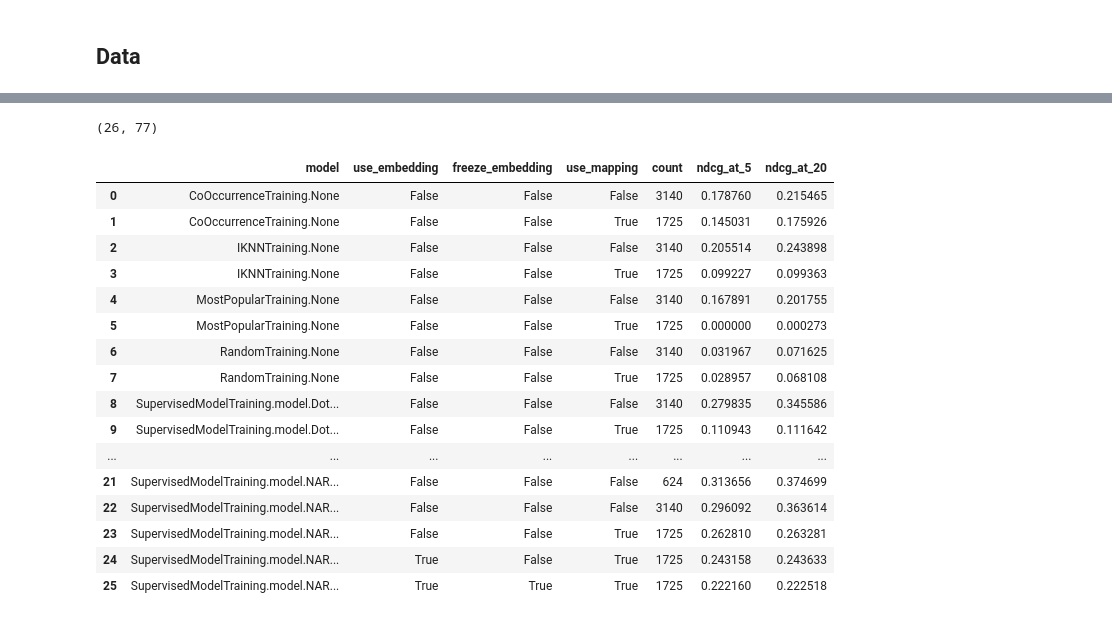
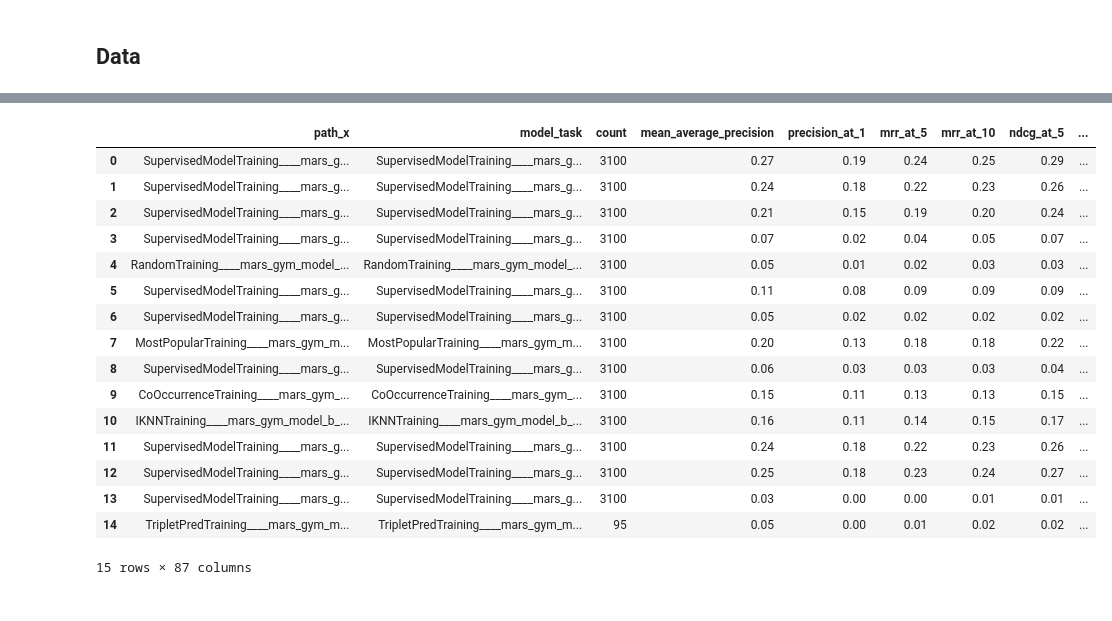
Before and after one commit to marlesson/triplet_session, a Jupyter notebook: Evaluation - Compare results.ipynb, the cells around one changed output, grey strips where cells are left out. Drawn from its saved outputs; the diff is of its cells as text; code cells hidden in the pictures.

```diff
--- a/Evaluation - Compare results.ipynb
+++ b/Evaluation - Compare results.ipynb
@@ -131,6 +146,23 @@ df.head()
 # %%
 df.shape
+df
 # %% [output]
+|  | path_x | model_task | count | mean_average_precision | precision_at_1 | mrr_at_5 | mrr_at_10 | ndcg_at_5 | ... |
+| 0 | SupervisedModelTraining____mars_g... | SupervisedModelTraining____mars_g... | 3100 | 0.27 | 0.19 | 0.24 | 0.25 | 0.29 | ... |
+| 1 | SupervisedModelTraining____mars_g... | SupervisedModelTraining____mars_g... | 3100 | 0.24 | 0.18 | 0.22 | 0.23 | 0.26 | ... |
+| 2 | SupervisedModelTraining____mars_g... | SupervisedModelTraining____mars_g... | 3100 | 0.21 | 0.15 | 0.19 | 0.20 | 0.24 | ... |
+| 3 | SupervisedModelTraining____mars_g... | SupervisedModelTraining____mars_g... | 3100 | 0.07 | 0.02 | 0.04 | 0.05 | 0.07 | ... |
+| 4 | RandomTraining____mars_gym_model_... | RandomTraining____mars_gym_model_... | 3100 | 0.05 | 0.01 | 0.02 | 0.03 | 0.03 | ... |
+| 5 | SupervisedModelTraining____mars_g... | SupervisedModelTraining____mars_g... | 3100 | 0.11 | 0.08 | 0.09 | 0.09 | 0.09 | ... |
+| 6 | SupervisedModelTraining____mars_g... | SupervisedModelTraining____mars_g... | 3100 | 0.05 | 0.02 | 0.02 | 0.02 | 0.02 | ... |
+| 7 | MostPopularTraining____mars_gym_m... | MostPopularTraining____mars_gym_m... | 3100 | 0.20 | 0.13 | 0.18 | 0.18 | 0.22 | ... |
+| 8 | SupervisedModelTraining____mars_g... | SupervisedModelTraining____mars_g... | 3100 | 0.06 | 0.03 | 0.03 | 0.03 | 0.04 | ... |
+| 9 | CoOccurrenceTraining____mars_gym_... | CoOccurrenceTraining____mars_gym_... | 3100 | 0.15 | 0.11 | 0.13 | 0.13 | 0.15 | ... |
+| 10 | IKNNTraining____mars_gym_model_b_... | IKNNTraining____mars_gym_model_b_... | 3100 | 0.16 | 0.11 | 0.14 | 0.15 | 0.17 | ... |
+| 11 | SupervisedModelTraining____mars_g... | SupervisedModelTraining____mars_g... | 3100 | 0.24 | 0.18 | 0.22 | 0.23 | 0.26 | ... |
+| 12 | SupervisedModelTraining____mars_g... | SupervisedModelTraining____mars_g... | 3100 | 0.25 | 0.18 | 0.23 | 0.24 | 0.27 | ... |
+| 13 | SupervisedModelTraining____mars_g... | SupervisedModelTraining____mars_g... | 3100 | 0.03 | 0.00 | 0.00 | 0.01 | 0.01 | ... |
+| 14 | TripletPredTraining____mars_gym_m... | TripletPredTraining____mars_gym_m... | 95 | 0.05 | 0.00 | 0.01 | 0.02 | 0.02 | ... |
-(26, 77)
+15 rows × 87 columns
 # %%
 df['use_embedding'] = (df['recommender_extra_params.path_item_embedding'].fillna(False) != False)
@@ -139,20 +170,0 @@ df['use_mapping'] = (df['load_index_mapping_path'].fillna(False) != False)
-# %%
-df.groupby(['model', 'use_embedding', 'freeze_embedding', 'use_mapping', 'count']).max()[['ndcg_at_5', 'ndcg_at_20']].reset_index()
-# %% [output]
-|  | model | use_embedding | freeze_embedding | use_mapping | count | ndcg_at_5 | ndcg_at_20 |
-| 0 | CoOccurrenceTraining.None | False | False | False | 3140 | 0.178760 | 0.215465 |
-| 1 | CoOccurrenceTraining.None | False | False | True | 1725 | 0.145031 | 0.175926 |
-| 2 | IKNNTraining.None | False | False | False | 3140 | 0.205514 | 0.243898 |
-| 3 | IKNNTraining.None | False | False | True | 1725 | 0.099227 | 0.099363 |
-| 4 | MostPopularTraining.None | False | False | False | 3140 | 0.167891 | 0.201755 |
-| 5 | MostPopularTraining.None | False | False | True | 1725 | 0.000000 | 0.000273 |
-| 6 | RandomTraining.None | False | False | False | 3140 | 0.031967 | 0.071625 |
-| 7 | RandomTraining.None | False | False | True | 1725 | 0.028957 | 0.068108 |
-| 8 | SupervisedModelTraining.model.Dot... | False | False | False | 3140 | 0.279835 | 0.345586 |
-| 9 | SupervisedModelTraining.model.Dot... | False | False | True | 1725 | 0.110943 | 0.111642 |
-| ... | ... | ... | ... | ... | ... | ... | ... |
-| 21 | SupervisedModelTraining.model.NAR... | False | False | False | 624 | 0.313656 | 0.374699 |
-| 22 | SupervisedModelTraining.model.NAR... | False | False | False | 3140 | 0.296092 | 0.363614 |
-| 23 | SupervisedModelTraining.model.NAR... | False | False | True | 1725 | 0.262810 | 0.263281 |
-| 24 | SupervisedModelTraining.model.NAR... | True | False | True | 1725 | 0.243158 | 0.243633 |
-| 25 | SupervisedModelTraining.model.NAR... | True | True | True | 1725 | 0.222160 | 0.222518 |
```
Also changed, not shown: parts of 12 cells of this notebook, 16 other files.
